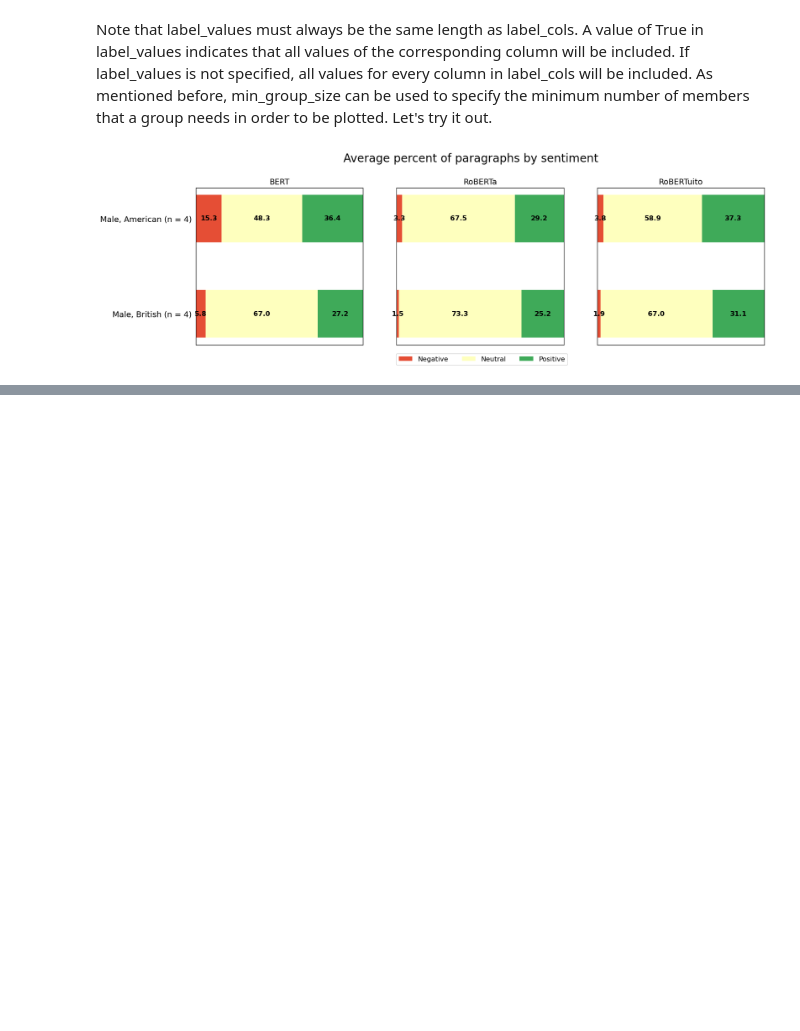
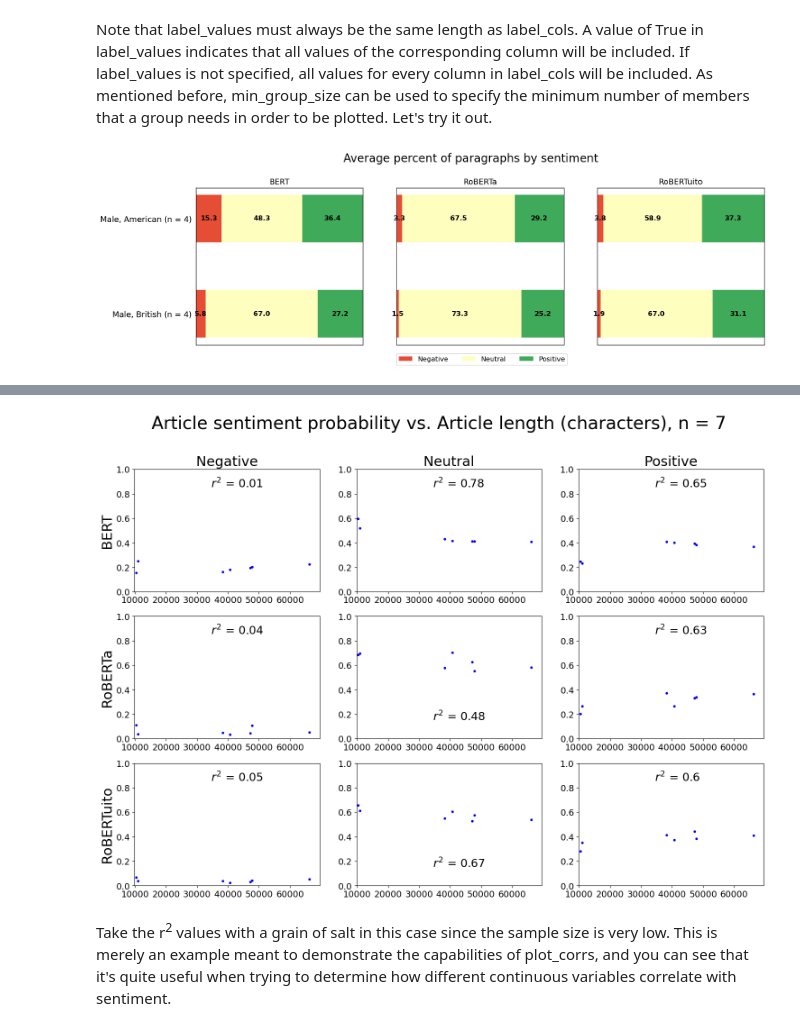
Before and after one commit to git627/Wikipedia-sentiment-analysis, a Jupyter notebook: Examples/Example3_plotting.ipynb, the cells around one changed output, grey strips where cells are left out. Saved outputs shown, nothing was run; the diff lists cells and outputs as text; code cells hidden in the pictures; blank space fills up the shorter version.

```diff
--- a/Examples/Example3_plotting.ipynb
+++ b/Examples/Example3_plotting.ipynb
@@ -80,0 +100,9 @@ As you can see, the groups with fewer than min_group_size members disappeared, a
+# %%
+x_col='Article length (characters)'
+filter_cols=['Sex']
+filter_values=[['Female']]
+plot_corrs(models,input_filename,x_col,plot_metric='article_prob',save_fig=False,filter_cols=filter_cols,filter_values=filter_values)
+# %% [output]
+[figure, added]
+# %% [markdown]
+Take the r<sup>2</sup> values with a grain of salt in this case since the sample size is very low. This is merely an example meant to demonstrate the capabilities of plot_corrs, and you can see that it's quite useful when trying to determine how different continuous variables correlate with sentiment.
```
Also changed, not shown: parts of 7 cells of this notebook, 9 other files.
